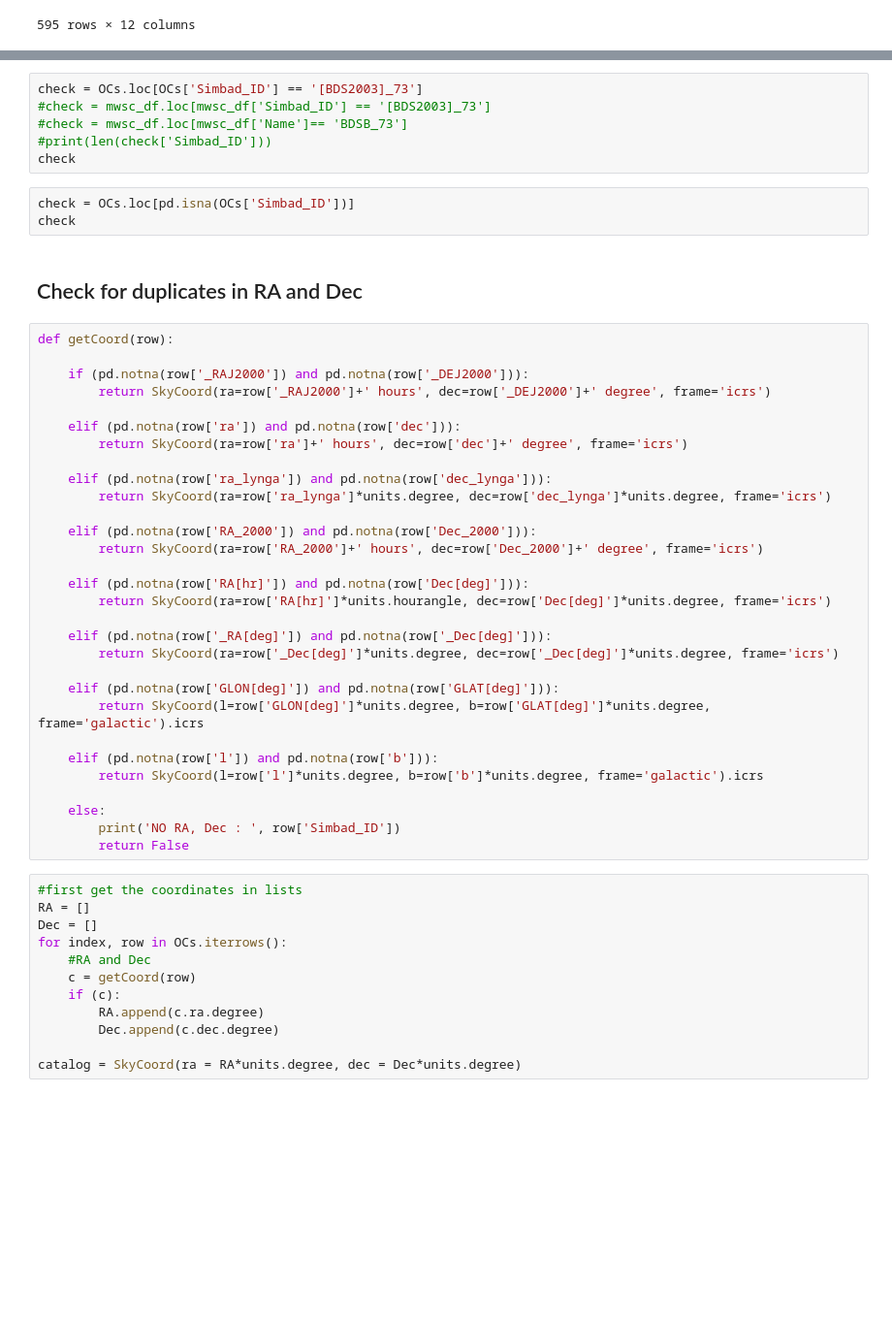
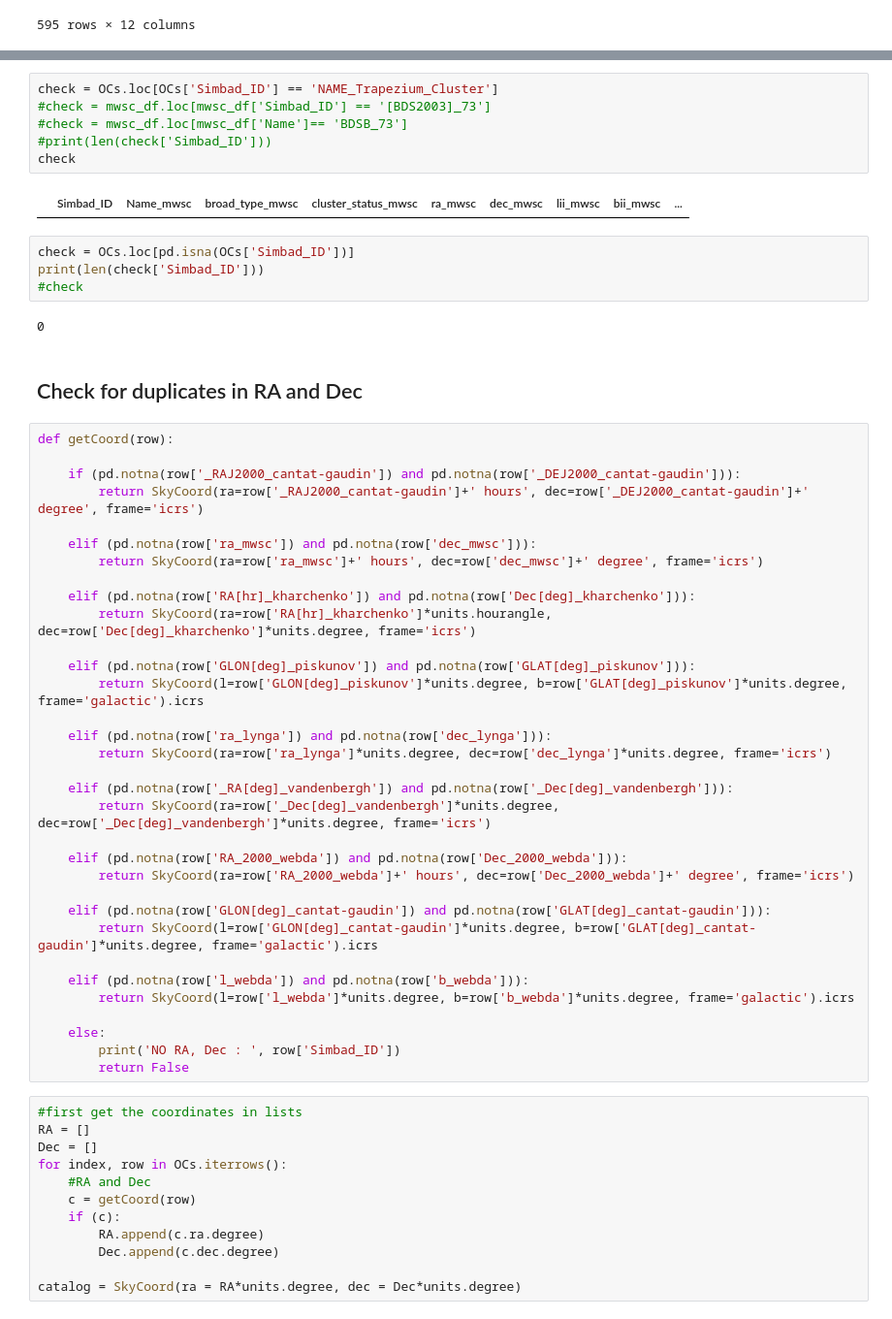
Before and after one commit to ageller/compileOCs, a Jupyter notebook: compileOCdata.ipynb, the cells around one changed output, grey strips where cells are left out. Shown at 97% size. Cells and saved outputs as stored; diff of their text form; blank space fills up the shorter version.

```diff
--- a/compileOCdata.ipynb
+++ b/compileOCdata.ipynb
@@ -776,40 +747,48 @@ print(len(check['Simbad_ID']))
 # %%
-check = OCs.loc[OCs['Simbad_ID'] == '[BDS2003]_73']
+check = OCs.loc[OCs['Simbad_ID'] == 'NAME_Trapezium_Cluster']
 #check = mwsc_df.loc[mwsc_df['Simbad_ID'] == '[BDS2003]_73']
 #check = mwsc_df.loc[mwsc_df['Name']== 'BDSB_73']
 #print(len(check['Simbad_ID']))
 check
+# %% [output]
+|  | Simbad_ID | Name_mwsc | broad_type_mwsc | cluster_status_mwsc | ra_mwsc | dec_mwsc | lii_mwsc | bii_mwsc | ... |
 # %%
 check = OCs.loc[pd.isna(OCs['Simbad_ID'])]
-check
+print(len(check['Simbad_ID']))
+#check
+# %% [output]
+0
 # %% [markdown]
 ## Check for duplicates in RA and Dec
 # %%
 def getCoord(row):
 
-    if (pd.notna(row['_RAJ2000']) and pd.notna(row['_DEJ2000'])):
-        return SkyCoord(ra=row['_RAJ2000']+' hours', dec=row['_DEJ2000']+' degree', frame='icrs')
+    if (pd.notna(row['_RAJ2000_cantat-gaudin']) and pd.notna(row['_DEJ2000_cantat-gaudin'])):
+        return SkyCoord(ra=row['_RAJ2000_cantat-gaudin']+' hours', dec=row['_DEJ2000_cantat-gaudin']+' degree', frame='icrs')
 
-    elif (pd.notna(row['ra']) and pd.notna(row['dec'])):
-        return SkyCoord(ra=row['ra']+' hours', dec=row['dec']+' degree', frame='icrs')
+    elif (pd.notna(row['ra_mwsc']) and pd.notna(row['dec_mwsc'])):
+        return SkyCoord(ra=row['ra_mwsc']+' hours', dec=row['dec_mwsc']+' degree', frame='icrs')
+
+    elif (pd.notna(row['RA[hr]_kharchenko']) and pd.notna(row['Dec[deg]_kharchenko'])):
+        return SkyCoord(ra=row['RA[hr]_kharchenko']*units.hourangle, dec=row['Dec[deg]_kharchenko']*units.degree, frame='icrs')
+
+    elif (pd.notna(row['GLON[deg]_piskunov']) and pd.notna(row['GLAT[deg]_piskunov'])):
+        return SkyCoord(l=row['GLON[deg]_piskunov']*units.degree, b=row['GLAT[deg]_piskunov']*units.degree, frame='galactic').icrs
 
     elif (pd.notna(row['ra_lynga']) and pd.notna(row['dec_lynga'])):
         return SkyCoord(ra=row['ra_lynga']*units.degree, dec=row['dec_lynga']*units.degree, frame='icrs')
 
-    elif (pd.notna(row['RA_2000']) and pd.notna(row['Dec_2000'])):
-        return SkyCoord(ra=row['RA_2000']+' hours', dec=row['Dec_2000']+' degree', frame='icrs')
+    elif (pd.notna(row['_RA[deg]_vandenbergh']) and pd.notna(row['_Dec[deg]_vandenbergh'])):
+        return SkyCoord(ra=row['_Dec[deg]_vandenbergh']*units.degree, dec=row['_Dec[deg]_vandenbergh']*units.degree, frame='icrs')
 
-    elif (pd.notna(row['RA[hr]']) and pd.notna(row['Dec[deg]'])):
-        return SkyCoord(ra=row['RA[hr]']*units.hourangle, dec=row['Dec[deg]']*units.degree, frame='icrs')
+    elif (pd.notna(row['RA_2000_webda']) and pd.notna(row['Dec_2000_webda'])):
+        return SkyCoord(ra=row['RA_2000_webda']+' hours', dec=row['Dec_2000_webda']+' degree', frame='icrs')
 
-    elif (pd.notna(row['_RA[deg]']) and pd.notna(row['_Dec[deg]'])):
-        return SkyCoord(ra=row['_Dec[deg]']*units.degree, dec=row['_Dec[deg]']*units.degree, frame='icrs')
+    elif (pd.notna(row['GLON[deg]_cantat-gaudin']) and pd.notna(row['GLAT[deg]_cantat-gaudin'])):
+        return SkyCoord(l=row['GLON[deg]_cantat-gaudin']*units.degree, b=row['GLAT[deg]_cantat-gaudin']*units.degree, frame='galactic').icrs
 
-    elif (pd.notna(row['GLON[deg]']) and pd.notna(row['GLAT[deg]'])):
-        return SkyCoord(l=row['GLON[deg]']*units.degree, b=row['GLAT[deg]']*units.degree, frame='galactic').icrs
-
-    elif (pd.notna(row['l']) and pd.notna(row['b'])):
-        return SkyCoord(l=row['l']*units.degree, b=row['b']*units.degree, frame='galactic').icrs
+    elif (pd.notna(row['l_webda']) and pd.notna(row['b_webda'])):
+        return SkyCoord(l=row['l_webda']*units.degree, b=row['b_webda']*units.degree, frame='galactic').icrs
 
     else:
         print('NO RA, Dec : ', row['Simbad_ID'])
```
Also changed, not shown: parts of 10 cells of this notebook, 3 other files.
